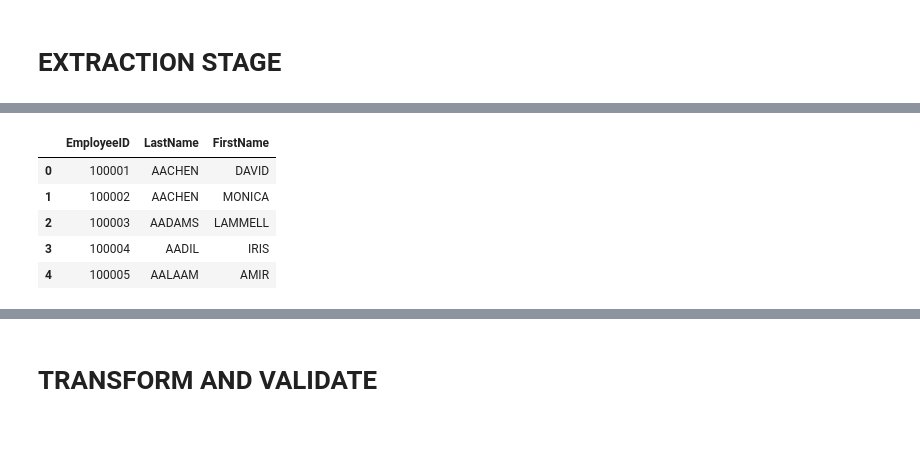
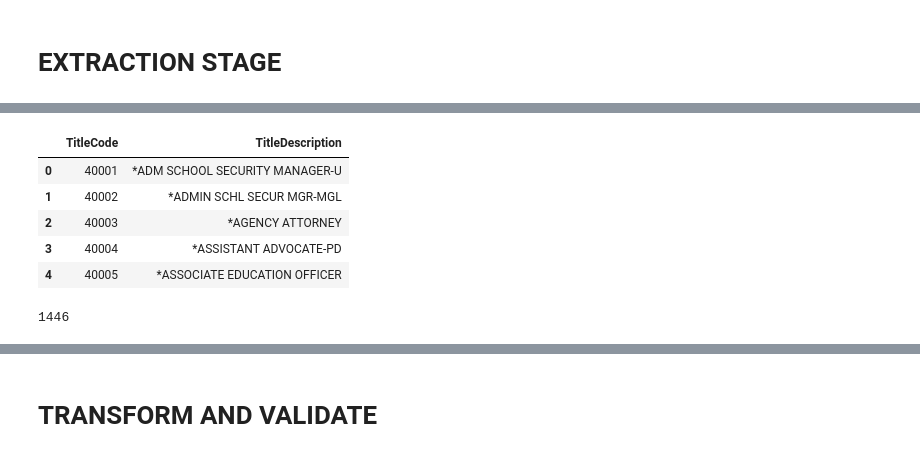
Before and after one commit to ridwanxyzcloud/Payroll-Data-Integration-Platform, a Jupyter notebook: test.ipynb, the cells around one changed output, grey strips where cells are left out. Saved outputs shown, nothing was run; the diff lists cells and outputs as text; code cells hidden in the pictures.

```diff
--- a/test.ipynb
+++ b/test.ipynb
@@ -69,4 +71,4 @@ def extract_data(file_name):
 # %%
-df_test = extract_data('EmpMaster.csv')
+df_test = extract_data('TitleMaster.csv')
 df_test.head()
 # %% [output]
@@ -74,6 +76,10 @@ df_test.head()
-|  | EmployeeID | LastName | FirstName |
-| 0 | 100001 | AACHEN | DAVID |
-| 1 | 100002 | AACHEN | MONICA |
-| 2 | 100003 | AADAMS | LAMMELL |
-| 3 | 100004 | AADIL | IRIS |
-| 4 | 100005 | AALAAM | AMIR |
+|  | TitleCode | TitleDescription |
+| 0 | 40001 | *ADM SCHOOL SECURITY MANAGER-U |
+| 1 | 40002 | *ADMIN SCHL SECUR MGR-MGL |
+| 2 | 40003 | *AGENCY ATTORNEY |
+| 3 | 40004 | *ASSISTANT ADVOCATE-PD |
+| 4 | 40005 | *ASSOCIATE EDUCATION OFFICER |
+# %%
+len(df_test)
+# %% [output]
+1446
```
Also changed, not shown: parts of 11 cells of this notebook, 17 other files.
